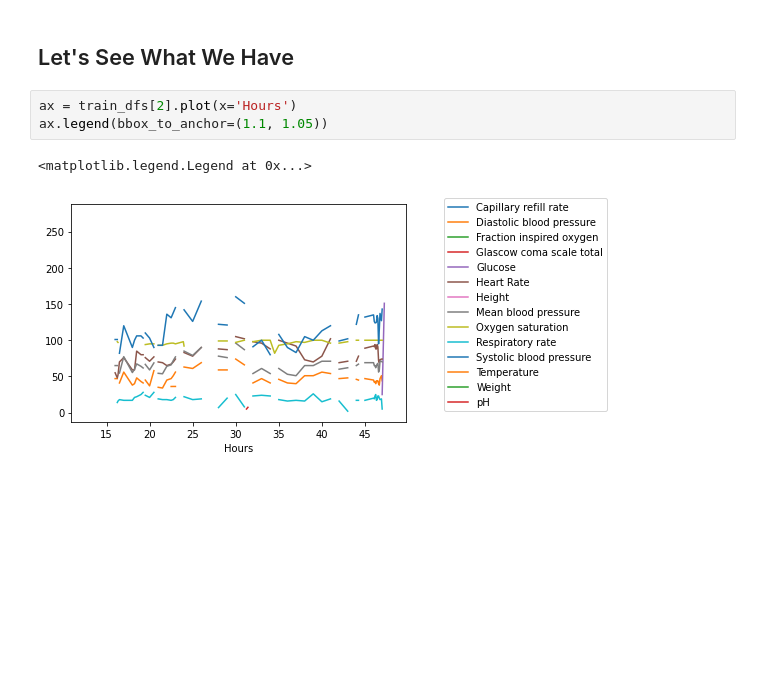
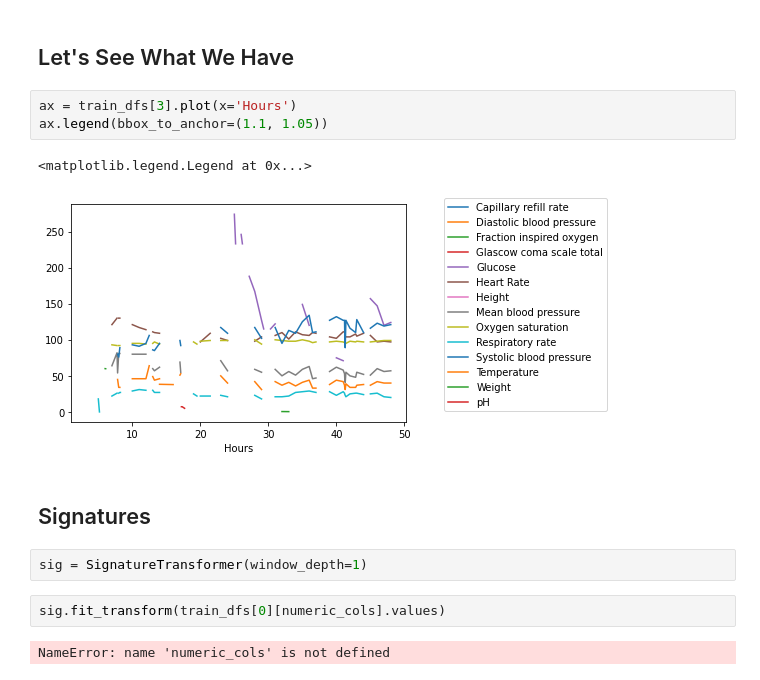
Before and after one commit to jb-c/dissertation, a Jupyter notebook: data/Data Exploration.ipynb, the cells around one changed output. Drawn from its saved outputs; the diff is of its cells as text; blank space fills up the shorter version.

```diff
--- a/data/Data Exploration.ipynb
+++ b/data/Data Exploration.ipynb
@@ -20,8 +50,16 @@ y_test  = test_list_file_df.y_true.values
 # %% [markdown]
 ## Let's See What We Have
 # %%
-ax = train_dfs[2].plot(x='Hours')
+ax = train_dfs[3].plot(x='Hours')
 ax.legend(bbox_to_anchor=(1.1, 1.05))
 # %% [output]
 <matplotlib.legend.Legend at 0x...>
-[figure, old version]
+[figure, new version]
+# %% [markdown]
+## Signatures
+# %%
+sig = SignatureTransformer(window_depth=1)
+# %%
+sig.fit_transform(train_dfs[0][numeric_cols].values)
+# %% [output]
+NameError: name 'numeric_cols' is not defined
```
Also changed, not shown: parts of 4 cells of this notebook, 5 other files.
